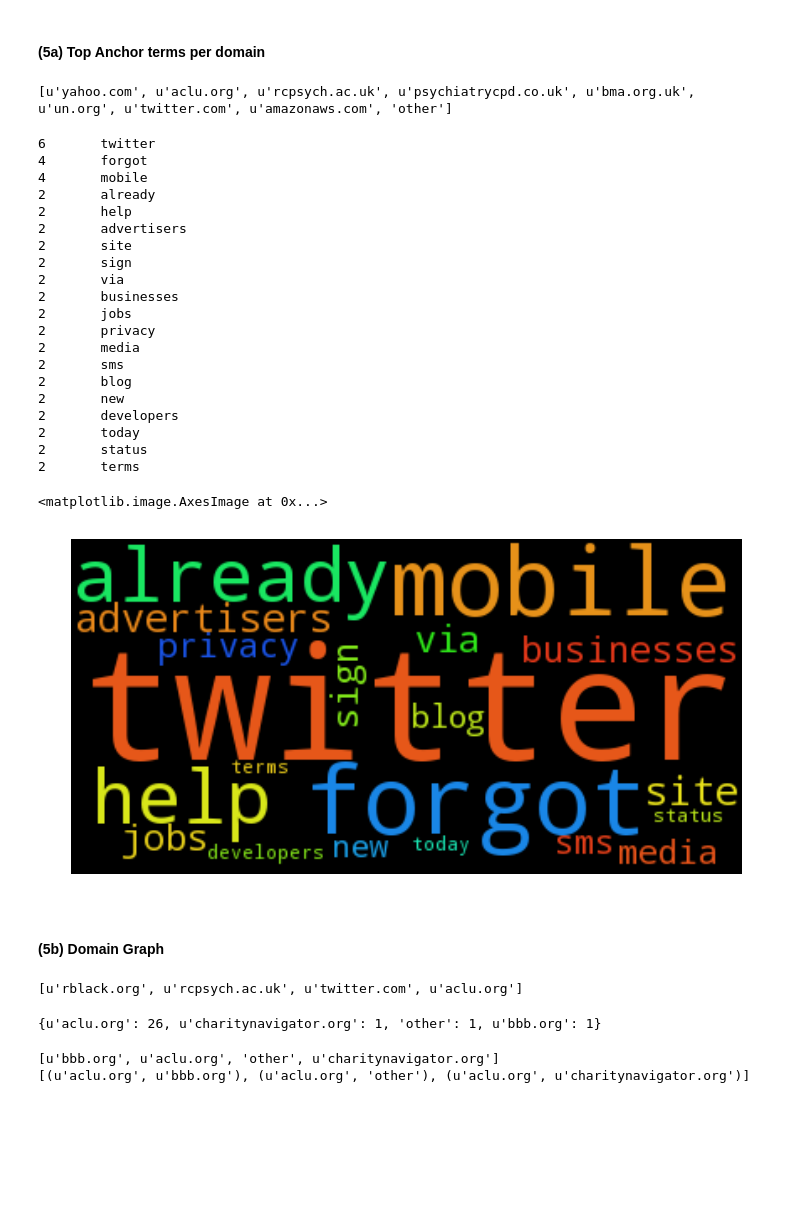
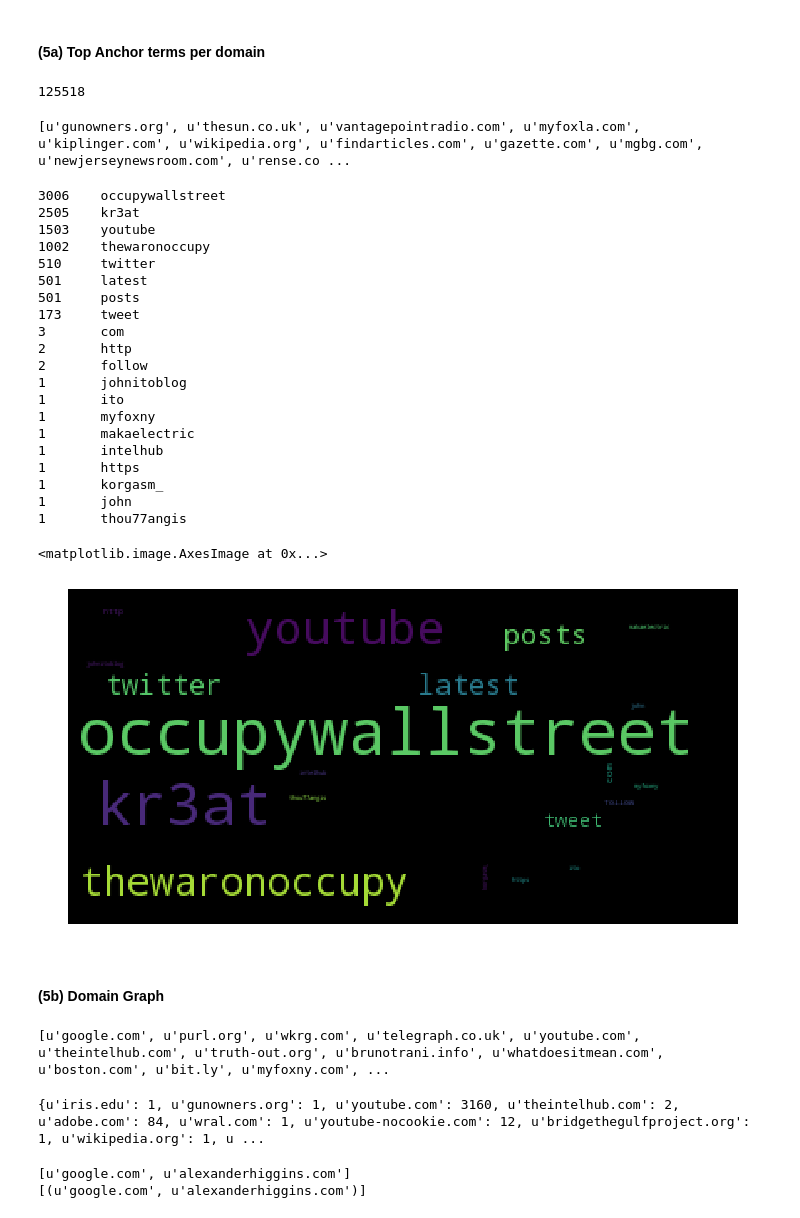
Before and after one commit to vinaygoel/ars-workshop, a Jupyter notebook: notebooks/WAT-Analysis.ipynb, the cells around one changed output. Drawn from its saved outputs; the diff is of its cells as text; code cells hidden in the pictures; blank space fills up the shorter version.

```diff
--- a/notebooks/WAT-Analysis.ipynb
+++ b/notebooks/WAT-Analysis.ipynb
@@ -14,7 +14,7 @@
 # %% [markdown]
 ### Set WAT data directory
 # %%
-wat_data_dir = '/ars-data/sample-wats-single/'
+wat_data_dir = '/ars-data/derivatives/wat/'
 # %% [markdown]
 ### Define Helper functions
 # %%
@@ -435,7 +454,11 @@ def extract_links_from_wat(record):
         url   = data['Envelope']['WARC-Header-Metadata']['WARC-Target-URI']
         ts    = data['Envelope']['WARC-Header-Metadata']['WARC-Date']
         ts_dt = datetime.strptime(ts, "%Y-%m-%dT%H:%M:%SZ")
-        base  = data['Envelope']['Payload-Metadata']['HTTP-Response-Metadata']['HTML-Metadata']['Head']['Base']
+        #print(data['Envelope']['Payload-Metadata']['HTTP-Response-Metadata'])
+        base = ''
+        head = data['Envelope']['Payload-Metadata']['HTTP-Response-Metadata']['HTML-Metadata'].get('Head', None)
+        if head:
+            base = head.get('Base', '')
         links = data['Envelope']['Payload-Metadata']['HTTP-Response-Metadata']['HTML-Metadata']['Links']
         for link in links:
             #url,path,text,alt
@@ -459,6 +482,7 @@ def extract_links_from_wat(record):
 
 #Load links from WAT data
 links_metadata = wat_processor(wat_data_dir, extract_links_from_wat)
+#print(links_metadata)
 #key = (url,ts)
 #value = array of links where each link is a tuple(dst_url, link_type, link_text)
 #print an example record
@@ -470,12 +494,17 @@ links_metadata = wat_processor(wat_data_dir, extract_links_from_wat)
 #extract the associated domain, and the anchor text
 domain_anchor_text = []
 out_links = map(lambda x: x[1], links_metadata)
+#print(out_links)
 for link_array in out_links:
+    #print(link_array)
     for (dst_url, link_type, link_text) in link_array:
         domain_dst = extract_domain(dst_url)
         link_text = clean_text_string(link_text)
         if link_text is not '':
             domain_anchor_text.append((extract_domain(dst_url), clean_text_string(link_text)))
+print(len(domain_anchor_text))
+# %% [output]
+125518
 # %%
 #aggregate all anchor terms per domain and count them
 domain_anchor_term_counter = dict()
@@ -486,44 +515,44 @@ for (domain, anchor_text) in domain_anchor_text:
 # %%
 print domain_anchor_term_counter.keys()
 # %% [output]
-[u'yahoo.com', u'aclu.org', u'rcpsych.ac.uk', u'psychiatrycpd.co.uk', u'bma.org.uk', u'un.org', u'twitter.com', u'amazonaws.com', 'other']
+[u'gunowners.org', u'thesun.co.uk', u'vantagepointradio.com', u'myfoxla.com', u'kiplinger.com', u'wikipedia.org', u'findarticles.com', u'gazette.com', u'mgbg.com', u'newjerseynewsroom.com', u'rense.co ...
 # %%
 #print  example
 domain = 'twitter.com'
 most_common = domain_anchor_term_counter[domain].most_common(20)
 
 for x in most_common:
     term = x[0]
     count = x[1]
     print str(count) + "\t" + term
 
 #generate a word cloud using the top X terms
-wordcloud = WordCloud().generate_from_frequencies(most_common)
+wordcloud = WordCloud().generate_from_frequencies(dict(most_common))
 plt.axis("off")
 plt.imshow(wordcloud)
 # %% [output]
-6       twitter
-4       forgot
-4       mobile
-2       already
-2       help
-2       advertisers
-2       site
-2       sign
-2       via
-2       businesses
-2       jobs
-2       privacy
-2       media
-2       sms
-2       blog
-2       new
-2       developers
-2       today
-2       status
-2       terms
+3006    occupywallstreet
+2505    kr3at
+1503    youtube
+1002    thewaronoccupy
+510     twitter
+501     latest
+501     posts
+173     tweet
+3       com
+2       http
+2       follow
+1       johnitoblog
+1       ito
+1       myfoxny
+1       makaelectric
+1       intelhub
+1       https
+1       korgasm_
+1       john
+1       thou77angis
 <matplotlib.image.AxesImage at 0x...>
-[figure, old version]
+[figure, new version]
 # %% [markdown]
 #### (5b) Domain Graph
 # %%
@@ -545,18 +574,18 @@ for (key, value) in links_metadata:
 # %%
 print domain_graph.keys()
 # %% [output]
-[u'rblack.org', u'rcpsych.ac.uk', u'twitter.com', u'aclu.org']
+[u'google.com', u'purl.org', u'wkrg.com', u'telegraph.co.uk', u'youtube.com', u'theintelhub.com', u'truth-out.org', u'brunotrani.info', u'whatdoesitmean.com', u'boston.com', u'bit.ly', u'myfoxny.com', ...
 # %%
 #print domain level links for example domain
-print domain_graph['aclu.org']
+print domain_graph['youtube.com']
 # %% [output]
-{u'aclu.org': 26, u'charitynavigator.org': 1, 'other': 1, u'bbb.org': 1}
+{u'iris.edu': 1, u'gunowners.org': 1, u'youtube.com': 3160, u'theintelhub.com': 2, u'adobe.com': 84, u'wral.com': 1, u'youtube-nocookie.com': 12, u'bridgethegulfproject.org': 1, u'wikipedia.org': 1, u ...
 # %%
 import networkx as nx
 N = nx.DiGraph()
 
 # set the set of nodes to be considered for extracting outgoing links -- all other nodes are ignored
-nodes_to_consider = ['aclu.org']
+nodes_to_consider = ['google.com']
 
 for src in domain_graph.keys():
     #print src
@@ -576,8 +605,8 @@ edge_labels = dict([((u,v,), d['weight']) for u,v,d in N.edges(data=True)])
 print(N.nodes())
 print(N.edges())
 # %% [output]
-[u'bbb.org', u'aclu.org', 'other', u'charitynavigator.org']
-[(u'aclu.org', u'bbb.org'), (u'aclu.org', 'other'), (u'aclu.org', u'charitynavigator.org')]
+[u'google.com', u'alexanderhiggins.com']
+[(u'google.com', u'alexanderhiggins.com')]
 # %%
 import matplotlib.pyplot as plt
 
```
Also changed, not shown: parts of 16 cells of this notebook.
